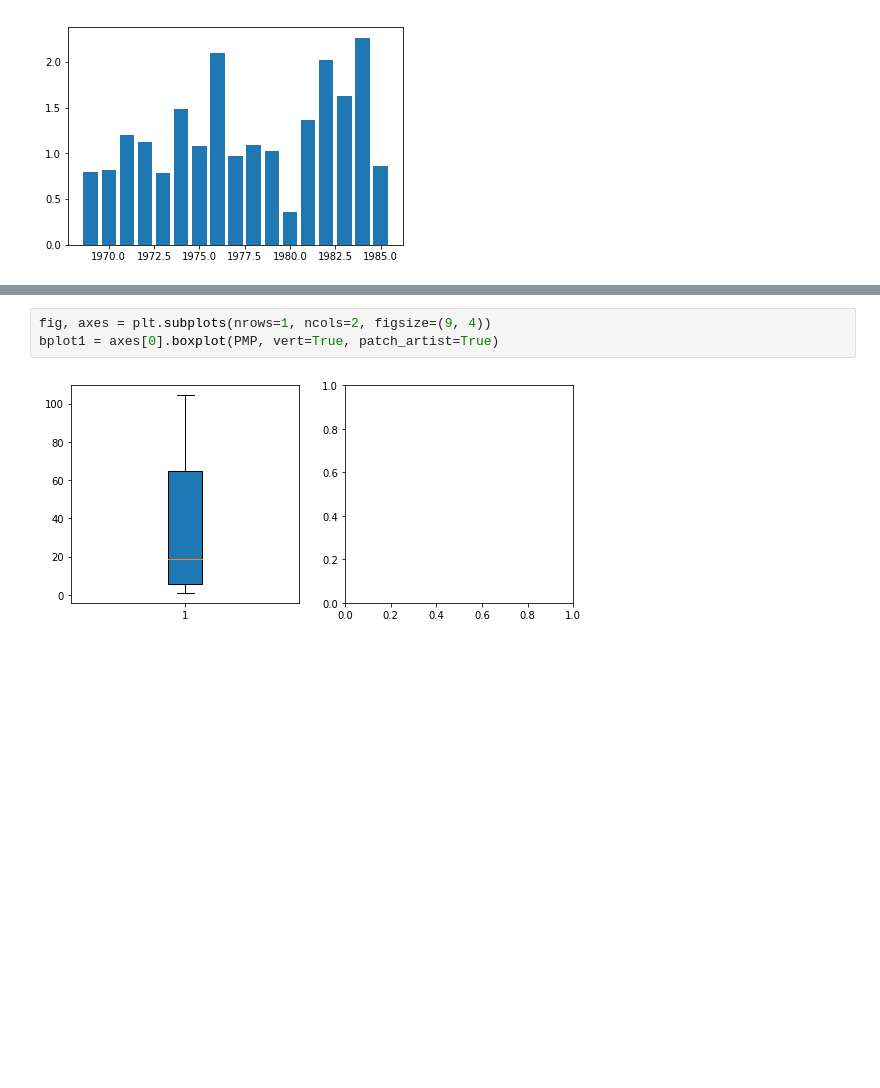
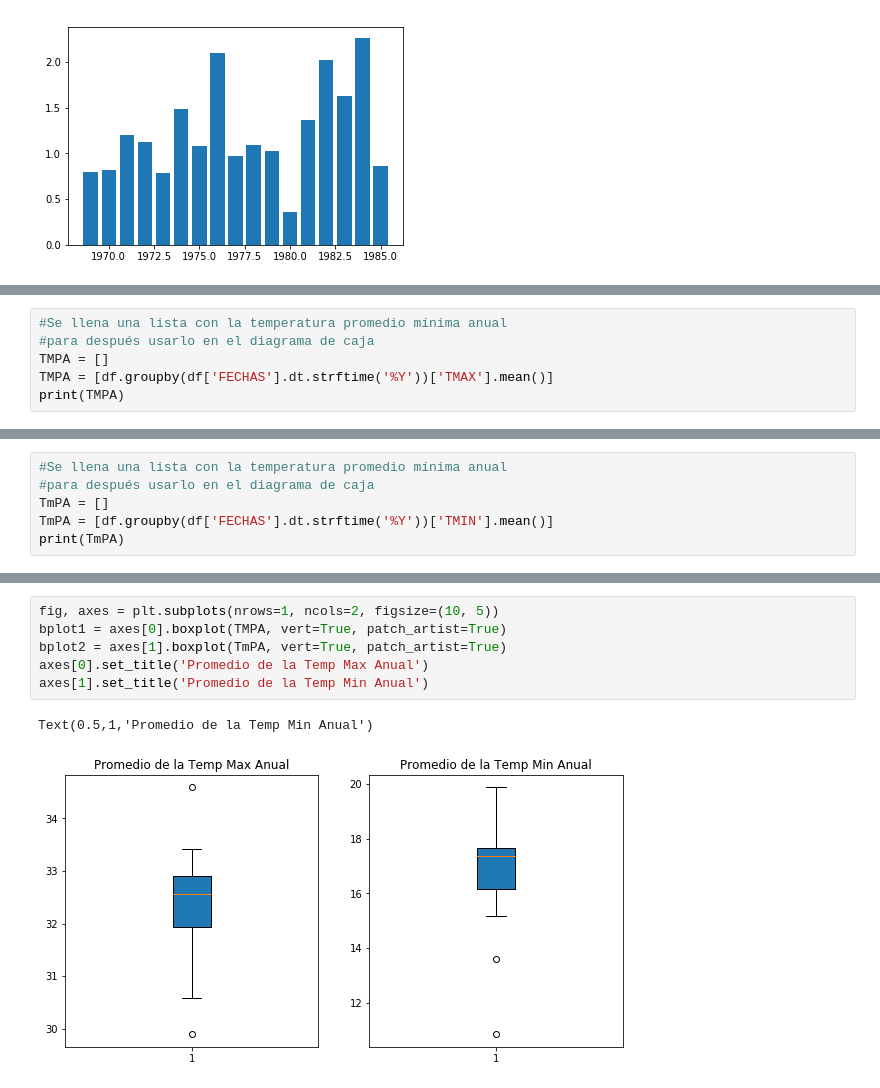
Before and after one commit to JoelA06/Tareas, a Jupyter notebook: Actividad4/Actividad4.ipynb, the cells around one changed output, grey strips where cells are left out. Saved outputs shown, nothing was run; the diff lists cells and outputs as text; blank space fills up the shorter version.

```diff
--- a/Actividad4/Actividad4.ipynb
+++ b/Actividad4/Actividad4.ipynb
@@ -212,0 +250,6 @@ Mes 12 : 678.12 °C
+# %%
+#Se llena una lista con la temperatura promedio mínima anual
+#para después usarlo en el diagrama de caja
+TMPA = []
+TMPA = [df.groupby(df['FECHAS'].dt.strftime('%Y'))['TMAX'].mean()]
+print(TMPA)
@@ -212,0 +273,6 @@ Mes 12 : 678.12 °C
+# %%
+#Se llena una lista con la temperatura promedio mínima anual
+#para después usarlo en el diagrama de caja
+TmPA = []
+TmPA = [df.groupby(df['FECHAS'].dt.strftime('%Y'))['TMIN'].mean()]
+print(TmPA)
@@ -213,5 +296,9 @@ Mes 12 : 678.12 °C
 # %%
-fig, axes = plt.subplots(nrows=1, ncols=2, figsize=(9, 4))
-bplot1 = axes[0].boxplot(PMP, vert=True, patch_artist=True)
+fig, axes = plt.subplots(nrows=1, ncols=2, figsize=(10, 5))
+bplot1 = axes[0].boxplot(TMPA, vert=True, patch_artist=True)
+bplot2 = axes[1].boxplot(TmPA, vert=True, patch_artist=True)
+axes[0].set_title('Promedio de la Temp Max Anual')
+axes[1].set_title('Promedio de la Temp Min Anual')
 # %% [output]
+Text(0.5,1,'Promedio de la Temp Min Anual')
-[figure, old version]
+[figure, new version]
```
Also changed, not shown: parts of 17 cells of this notebook, 3 other files.
